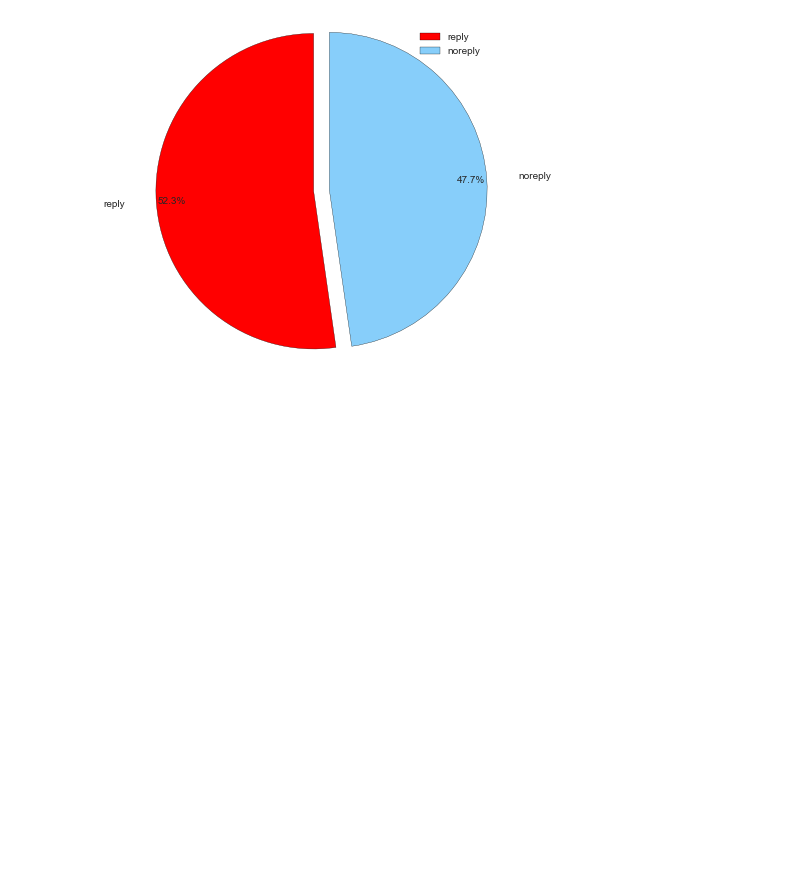
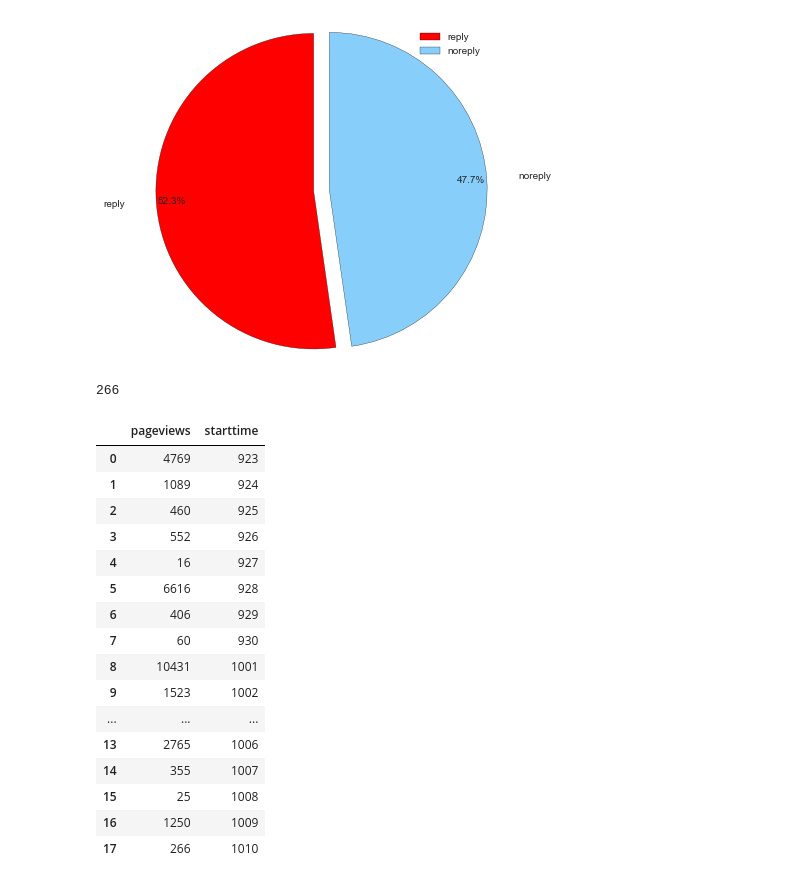
Before and after one commit to Vayne-Lover/Endless-Wars, a Jupyter notebook: Data Analysis.ipynb, the cells around one changed output. Drawn from its saved outputs; the diff is of its cells as text; code cells hidden in the pictures; blank space fills up the shorter version.

Commit message:
Add new data.

```diff
--- a/Data Analysis.ipynb
+++ b/Data Analysis.ipynb
@@ -227,3 +227,45 @@ plt.show()
 # %% [output]
 Populating the interactive namespace from numpy and matplotlib
 [figure]
+# %%
+result=act_data[act_data['starttime']==1010]
+result1=result['pageviews']
+s=0
+for i in result1:
+    s+=i
+print s
+# %% [output]
+266
+# %%
+starttime=[]
+pageviews=[]
+for i in range(923,1011):#take care there can be changed
+    result=act_data[act_data['starttime']==i]
+    result1=result['pageviews']
+    s=0
+    if result.shape[0] != 0:
+        starttime.append(i)
+        for j in result1:
+            s+=j
+        pageviews.append(s)
+data={'starttime':starttime,'pageviews':pageviews}
+pageviews_data=pd.DataFrame(data)
+pageviews_data
+# %% [output]
+|  | pageviews | starttime |
+| 0 | 4769 | 923 |
+| 1 | 1089 | 924 |
+| 2 | 460 | 925 |
+| 3 | 552 | 926 |
+| 4 | 16 | 927 |
+| 5 | 6616 | 928 |
+| 6 | 406 | 929 |
+| 7 | 60 | 930 |
+| 8 | 10431 | 1001 |
+| 9 | 1523 | 1002 |
+| ... | ... | ... |
+| 13 | 2765 | 1006 |
+| 14 | 355 | 1007 |
+| 15 | 25 | 1008 |
+| 16 | 1250 | 1009 |
+| 17 | 266 | 1010 |
```
Also changed, not shown: 1 other file.
